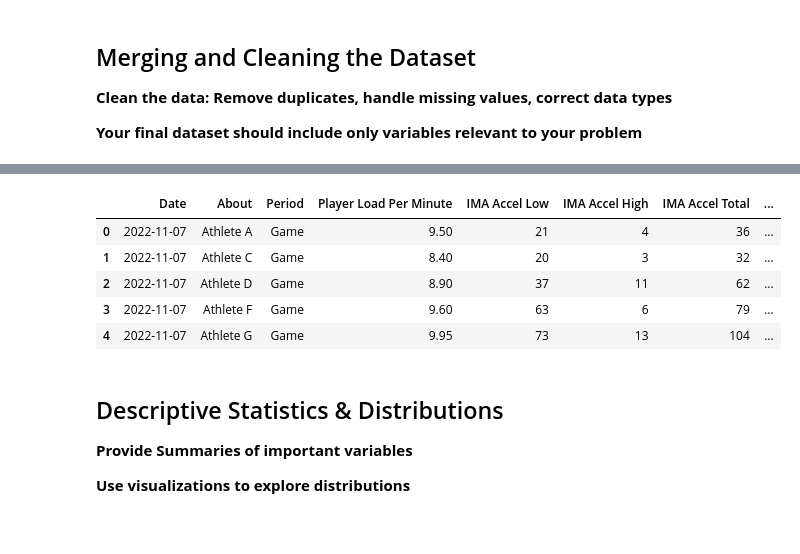
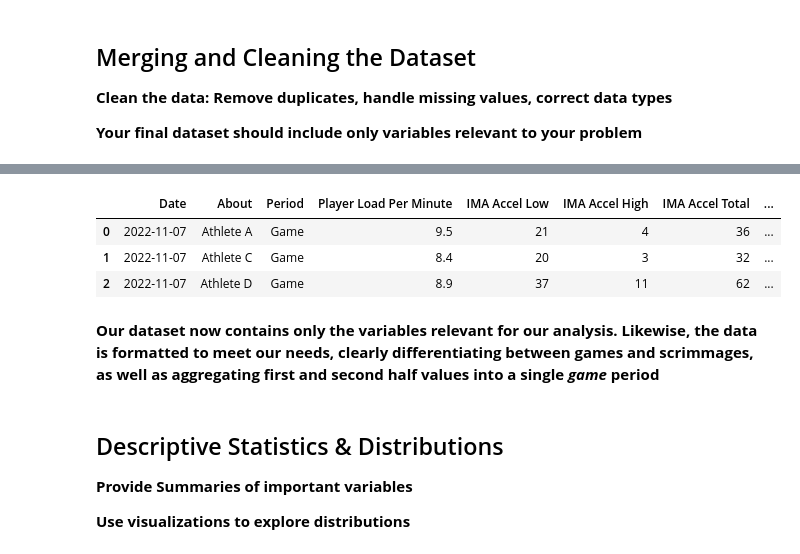
Before and after one commit to mgh2xx/FinalProject, a Jupyter notebook: assignments/EDA.ipynb, the cells around one changed output, grey strips where cells are left out. Cells and saved outputs as stored; diff of their text form; code cells hidden in the pictures.

```diff
--- a/assignments/EDA.ipynb
+++ b/assignments/EDA.ipynb
@@ -173,16 +162,16 @@ scrims.head()
 # %%
 # Concatenating the games and scrimmage data frames back into one data frame
 data = pd.concat([games_agg, scrims], axis = 0)
 
-# Showing first 5 rows of combined data
-data.head()
+# Showing first 3 rows of combined data
+data.head(3)
 # %% [output]
 |  | Date | About | Period | Player Load Per Minute | IMA Accel Low | IMA Accel High | IMA Accel Total | ... |
-| 0 | 2022-11-07 | Athlete A | Game | 9.50 | 21 | 4 | 36 | ... |
-| 1 | 2022-11-07 | Athlete C | Game | 8.40 | 20 | 3 | 32 | ... |
-| 2 | 2022-11-07 | Athlete D | Game | 8.90 | 37 | 11 | 62 | ... |
-| 3 | 2022-11-07 | Athlete F | Game | 9.60 | 63 | 6 | 79 | ... |
-| 4 | 2022-11-07 | Athlete G | Game | 9.95 | 73 | 13 | 104 | ... |
+| 0 | 2022-11-07 | Athlete A | Game | 9.5 | 21 | 4 | 36 | ... |
+| 1 | 2022-11-07 | Athlete C | Game | 8.4 | 20 | 3 | 32 | ... |
+| 2 | 2022-11-07 | Athlete D | Game | 8.9 | 37 | 11 | 62 | ... |
+# %% [markdown]
+**Our dataset now contains only the variables relevant for our analysis. Likewise, the data is formatted to meet our needs, clearly differentiating between games and scrimmages, as well as aggregating first and second half values into a single *game* period**
 # %% [markdown]
 ## Descriptive Statistics & Distributions
 
```
Also changed, not shown: parts of 15 cells of this notebook.
